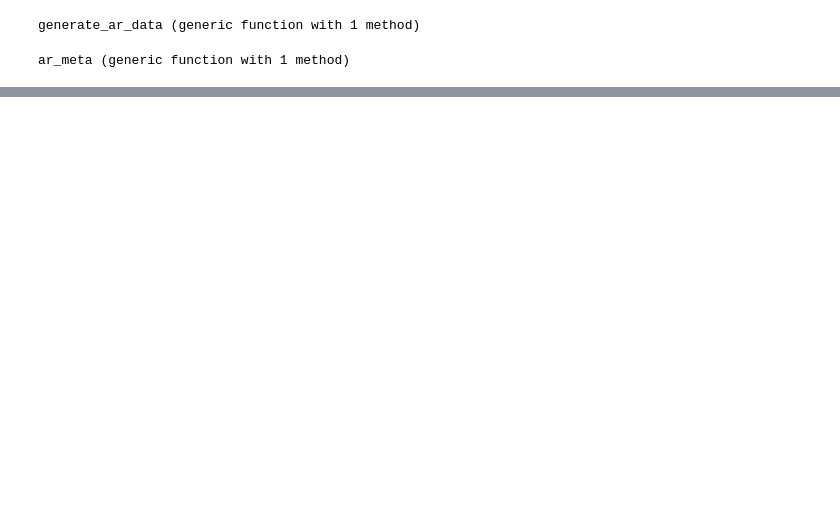
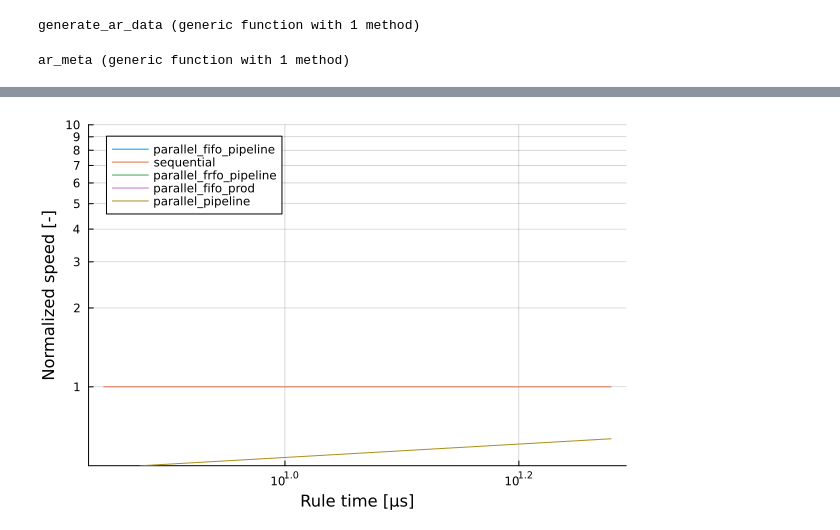
Before and after one commit to biaslab/ThesisParallelMP, a Jupyter notebook: benchmarks/autoregressive.ipynb, the cells around one changed output, grey strips where cells are left out. Cells and saved outputs as stored; diff of their text form; code cells hidden in the pictures; blank space fills up the shorter version.

```diff
--- a/benchmarks/autoregressive.ipynb
+++ b/benchmarks/autoregressive.ipynb
@@ -200,8 +183,0 @@ test_rule_performance (generic function with 1 method)
-# %%
-orders = [1, 5, 10, 20]
-rule_time = Vector{Float64}(undef, length(orders))
-time_s = Vector{Float64}(undef, length(orders))
-time_p = Vector{Float64}(undef, length(orders))
-time_p_blocking = Vector{Float64}(undef, length(orders))
-time_p_donefirst = Vector{Float64}(undef, length(orders))
-n = 100;
@@ -231,0 +201,8 @@ hline!([1], linestyle=:dash, label="Sequential algorithm speed")
+# %%
+combinations = [
+    :sequential => (nothing, nothing),
+    :parallel_fifo_prod => (CustomProdStrategy(fifo_prod), nothing),
+    :parallel_pipeline => (nothing, ThreadsPipelineStage()),
+    :parallel_fifo_pipeline => (CustomProdStrategy(fifo_prod), ThreadsPipelineStage()),
+    :parallel_frfo_pipeline => (CustomProdStrategy(fifo_prod), ThreadsPipelineStage()),
+]
@@ -231,0 +218,10 @@ hline!([1], linestyle=:dash, label="Sequential algorithm speed")
+# %%
+results = run_big_benchmark(combinations, [1, 10,]; niterations = 25);
+# %%
+orders = getindex.(results, 1)
+benchmarks = getindex.(results, 2)
+labels = [first.(combinations); :rule]
+
+points = map(labels) do label
+    label => minimum.(getindex.(benchmarks, label))
+end |> Dict
@@ -231,0 +236,21 @@ hline!([1], linestyle=:dash, label="Sequential algorithm speed")
+# %%
+p = plot(
+    xaxis=:log,
+    yaxis=:log,
+    legend=:topleft,
+    xlabel="Rule time [μs]",
+    ylabel="Normalized speed [-]",
+    yticks=([1:10;], [string(a) for a in 1:10]),
+    ylim = (0.5, 10),
+    gridalpha=0.3,
+)
+
+for (key, values) in pairs(points)
+    if key != :rule
+        plot!(p, points[:rule], points[:sequential] ./ values, label = string(key))
+    end
+end
+
+p
+# %% [output]
+[figure, added]
```
Also changed, not shown: parts of 21 cells of this notebook, 1 other file.
